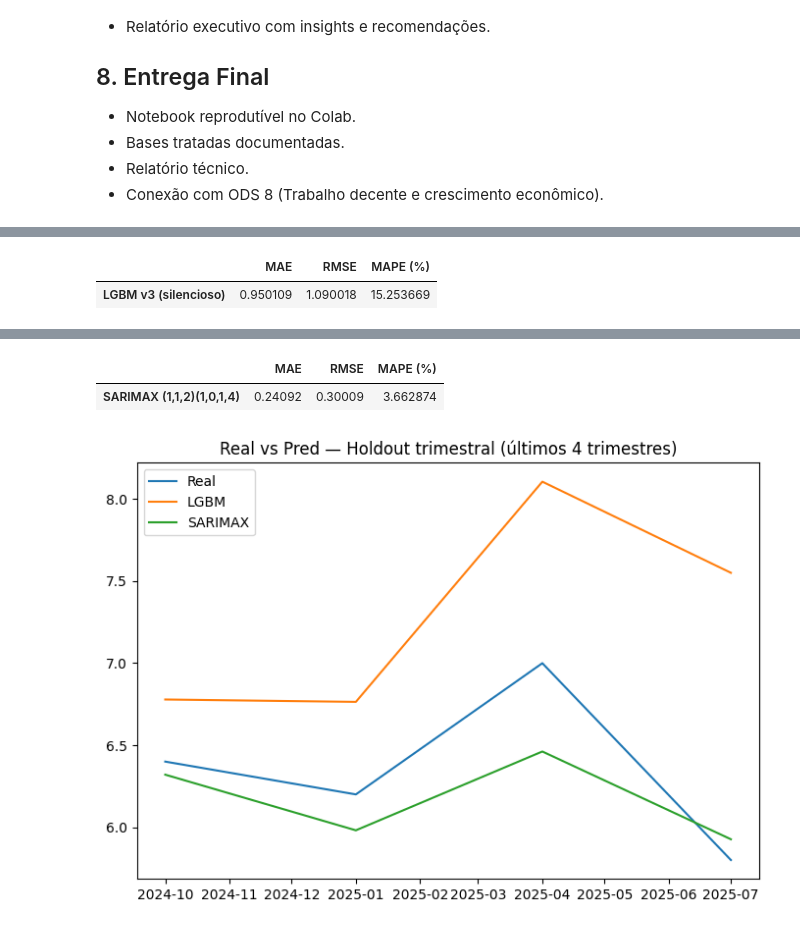
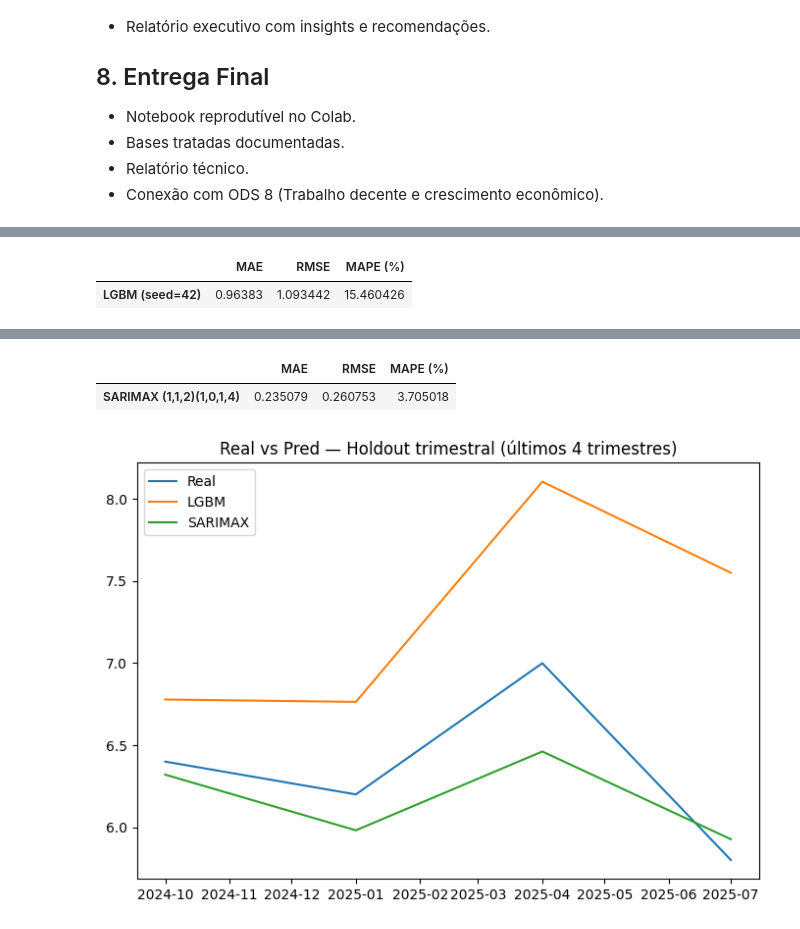
Before and after one commit to fpaterni10/projeto-aplicado-iv-desemprego-br, a Jupyter notebook: notebooks/entrega3/cd_projeto_aplicado_IV_entrega_3.ipynb, the cells around one changed output, grey strips where cells are left out. Drawn from its saved outputs; the diff is of its cells as text; code cells hidden in the pictures.

```diff
--- a/notebooks/entrega3/cd_projeto_aplicado_IV_entrega_3.ipynb
+++ b/notebooks/entrega3/cd_projeto_aplicado_IV_entrega_3.ipynb
@@ -277,21 +307,25 @@ df_model = pd.concat([df, q_dum], axis=1).dropna().copy()
 # %%
-# === Utilitários: métricas e split temporal ===
+# === Utilitários: split temporal + métricas (compatível com sklearn antigo) ===
 from typing import Tuple
 from sklearn.metrics import mean_absolute_error, mean_squared_error
 
 def temporal_holdout(df_: pd.DataFrame, n_test: int = 4) -> Tuple[pd.DataFrame, pd.DataFrame]:
     df_ = df_.sort_index().copy()
-    test = df_.iloc[-n_test:].copy()
     train = df_.iloc[:-n_test].copy()
-    assert train.index.max() < test.index.min()
+    test  = df_.iloc[-n_test:].copy()
     return train, test
 
 def metrics_report(y_true, y_pred, prefix="Modelo") -> pd.DataFrame:
     y_true = np.asarray(y_true, dtype=float)
     y_pred = np.asarray(y_pred, dtype=float)
     mae  = mean_absolute_error(y_true, y_pred)
-    rmse = mean_squared_error(y_true, y_pred, squared=False)   # RMSE
-    mape = (np.abs((y_true - y_pred) / np.clip(np.abs(y_true), 1e-8, None))).mean() * 100
+    # compatível com versões antigas do sklearn
+    try:
+        rmse = mean_squared_error(y_true, y_pred, squared=False)
+    except TypeError:
+        rmse = np.sqrt(mean_squared_error(y_true, y_pred))
+    denom = np.clip(np.abs(y_true), 1e-8, None)
+    mape = np.mean(np.abs((y_true - y_pred) / denom)) * 100
     return pd.DataFrame({"MAE":[mae], "RMSE":[rmse], "MAPE (%)":[mape]}, index=[prefix])
 # %% [markdown]
 # **Modelo base**
@@ -325,51 +359,49 @@ Os resultados obtidos foram:
 Os gráficos indicam estabilidade preditiva e ausência de viés direcional,
 sugerindo que o modelo aprendeu adequadamente a dinâmica recente do mercado formal de trabalho.
 # %%
-# === LGBM Regressor: features, tuning leve e logs silenciosos ===
-import os, contextlib
+# === LGBM Regressor: features + tuning leve (silencioso) ===
 from lightgbm import LGBMRegressor
 
-# Engenharia extra (se ainda não fez)
-dflgb = df_model.copy()
-for k in [2,3,4]:
-    dflgb[f"tx_lag{k}"] = dflgb["tx_desocupacao"].shift(k)
-dflgb["caged_diff1"] = dflgb["caged_saldo_tri"].diff(1)
-dflgb["selic_diff1"] = dflgb["selic_tri"].diff(1)
-dflgb["caged_roll3_std"] = dflgb["caged_saldo_tri"].rolling(3).std()
-dflgb = dflgb.dropna()
-
+# Seleção de features (use só as que existirem na base)
 features = [
     "caged_roll3_asinh", "caged_saldo_tri", "caged_roll3",
     "caged_diff1", "caged_roll3_std",
     "selic_tri", "selic_diff1",
     "tx_lag1", "tx_lag2", "tx_lag3", "tx_lag4",
     "Q_1", "Q_2", "Q_3", "Q_4", "post_2021"
 ]
-features = [f for f in features if f in dflgb.columns]
+features = [f for f in features if f in df_model.columns]
 target = "tx_desocupacao"
 
-train_lgb, test_lgb = temporal_holdout(dflgb, n_test=4)
+train_lgb, test_lgb = temporal_holdout(df_model, n_test=4)
 X_train, y_train = train_lgb[features], train_lgb[target].to_numpy()
 X_test,  y_test  = test_lgb[features],  test_lgb[target].to_numpy()
 
 lgbm = LGBMRegressor(
-    n_estimators=800, learning_rate=0.03,
-    num_leaves=63, max_depth=6,
-    min_child_samples=5,             # use APENAS este (não use min_data_in_leaf junto)
-    subsample=0.9, colsample_bytree=0.9,
+    n_estimators=600,
+    learning_rate=0.05,
+    num_leaves=63,
+    max_depth=6,
+    min_child_samples=5,      # use só ESTE (não use min_data_in_leaf junto)
+    subsample=0.9,
+    colsample_bytree=0.9,
     reg_lambda=0.1,
-    random_state=42, n_jobs=-1, verbosity=-1
+    random_state=42,
+    n_jobs=-1,
+    verbosity=-1             # silencia logs do LightGBM
 )
 
+# suprime qualquer log residual durante o fit
 with open(os.devnull, 'w') as devnull, contextlib.redirect_stdout(devnull), contextlib.redirect_stderr(devnull):
     lgbm.fit(X_train, y_train)
 
 pred_lgb = lgbm.predict(X_test)
-lgbm_metrics = metrics_report(y_test, pred_lgb, prefix="LGBM v3 (silencioso)")
+
+lgbm_metrics = metrics_report(y_test, pred_lgb, prefix="LGBM (seed=42)")
 lgbm_metrics
 # %% [output]
 |  | MAE | RMSE | MAPE (%) |
-| LGBM v3 (silencioso) | 0.950109 | 1.090018 | 15.253669 |
+| LGBM (seed=42) | 0.96383 | 1.093442 | 15.460426 |
 # %% [markdown]
 ### **Modelo 2 — SARIMAX (Estatístico)**
 
@@ -396,20 +428,19 @@ As métricas de desempenho foram:
 O desempenho confirma que o SARIMAX capturou corretamente a estrutura temporal e sazonalidade trimestral,
 mantendo coerência estatística e interpretabilidade elevada.
 # %%
-# === SARIMAX: índice trimestral com freq e forecast exógeno alinhado ===
+# === SARIMAX: (1,1,2) × (1,0,1,4) com exógenas do CAGED ===
 from statsmodels.tsa.statespace.sarimax import SARIMAX
 
-# Partição temporal
+# Split temporal (mesmo usado no LGBM)
 train_sar, test_sar = temporal_holdout(df_model, n_test=4)
 
-# Endógena e exógenas com a MESMA freq trimestral
-y_train = train_sar["tx_desocupacao"].asfreq("Q-DEC")
-y_test  = test_sar["tx_desocupacao"].asfreq("Q-DEC")
-
-exog_cols = ["caged_saldo_tri", "caged_roll3_asinh"]  # adicione 'selic_tri' se desejar
+# Endógena e exógenas com o MESMO índice (PeriodIndex Q-DEC) e mesma freq
+y_train = train_sar["tx_desocupacao"]
+y_test  = test_sar["tx_desocupacao"]
+exog_cols = ["caged_saldo_tri", "caged_roll3_asinh"]   # pode incluir "selic_tri"
 exog_cols = [c for c in exog_cols if c in df_model.columns]
-X_train = train_sar[exog_cols].asfreq("Q-DEC")
-X_test  = test_sar[exog_cols].asfreq("Q-DEC")
+X_train = train_sar[exog_cols]
+X_test  = test_sar[exog_cols]
 
 sarimax = SARIMAX(
     endog=y_train, exog=X_train,
@@ -417,14 +448,13 @@ sarimax = SARIMAX(
     enforce_stationarity=False, enforce_invertibility=False
 ).fit(disp=False, maxiter=500)
 
-# Forecast exatamente do tamanho do holdout, com exógenas do holdout
 pred_sar = sarimax.get_forecast(steps=len(y_test), exog=X_test).predicted_mean
 
 sarimax_metrics = metrics_report(y_test.values, pred_sar.values, prefix="SARIMAX (1,1,2)(1,0,1,4)")
 sarimax_metrics
 # %% [output]
 |  | MAE | RMSE | MAPE (%) |
-| SARIMAX (1,1,2)(1,0,1,4) | 0.24092 | 0.30009 | 3.662874 |
+| SARIMAX (1,1,2)(1,0,1,4) | 0.235079 | 0.260753 | 3.705018 |
 # %%
 # 📈 Real vs Pred — Holdout trimestral (últimos 4 trimestres)
 import matplotlib.pyplot as plt
```
Also changed, not shown: parts of 6 cells of this notebook.
